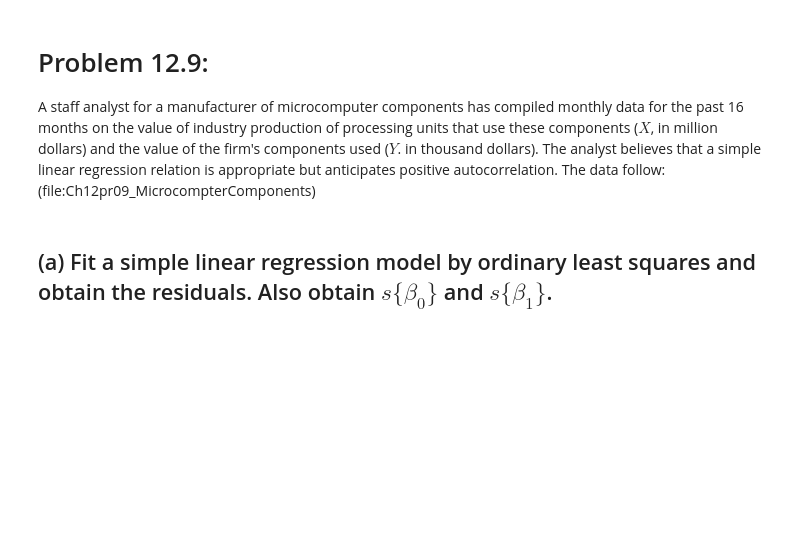
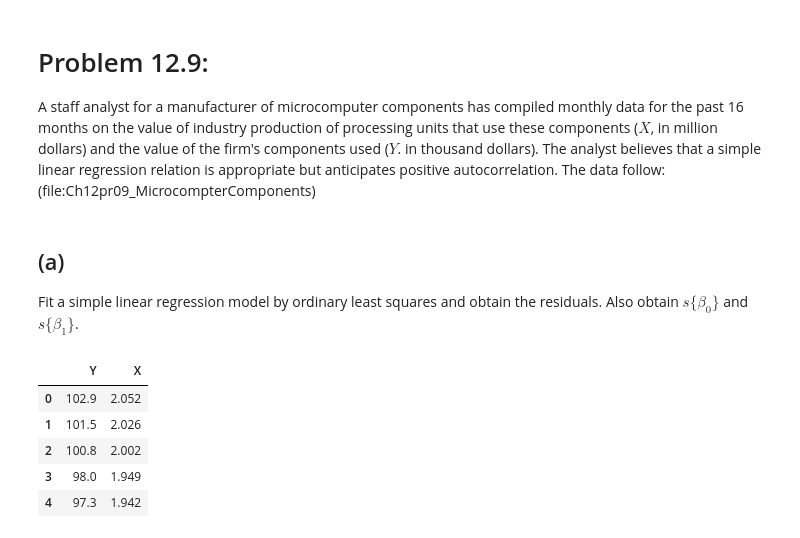
Before and after one commit to nikopetrocelli/489Proj2-Petrocelli, a Jupyter notebook: petrocelli_stat696_hw4.ipynb, the cells around one changed output. Cells and saved outputs as stored; diff of their text form; code cells hidden in the pictures; blank space fills up the shorter version.

```diff
--- a/petrocelli_stat696_hw4.ipynb
+++ b/petrocelli_stat696_hw4.ipynb
@@ -75,4 +75,5 @@ Using table B.7:
 A staff analyst for a manufacturer of microcomputer components has compiled monthly data for the past 16 months on the value of industry production of
 processing units that use these components ($X$, in million dollars) and the value of the firm's components used ($Y$. in thousand dollars). The analyst believes that a simple linear regression relation is appropriate but anticipates positive autocorrelation. The data follow: (file:Ch12pr09_MicrocompterComponents)
 # %% [markdown]
-## (a) Fit a simple linear regression model by ordinary least squares and obtain the residuals. Also obtain $s\{\beta_0\}$ and $s\{\beta_1\}$.
+## (a)
+Fit a simple linear regression model by ordinary least squares and obtain the residuals. Also obtain $s\{\beta_0\}$ and $s\{\beta_1\}$.
@@ -78,0 +104,13 @@ processing units that use these components ($X$, in million dollars) and the val
+# %%
+datFolder = 'Data'
+filename = 'Ch12pr09_MicrocompterComponents.csv'
+data_path = os.path.join(os.getcwd() , datFolder, filename)
+df = pd.read_csv(data_path)
+df.head()
+# %% [output]
+|  | Y | X |
+| 0 | 102.9 | 2.052 |
+| 1 | 101.5 | 2.026 |
+| 2 | 100.8 | 2.002 |
+| 3 | 98.0 | 1.949 |
+| 4 | 97.3 | 1.942 |
```
Also changed, not shown: parts of 14 cells of this notebook.
